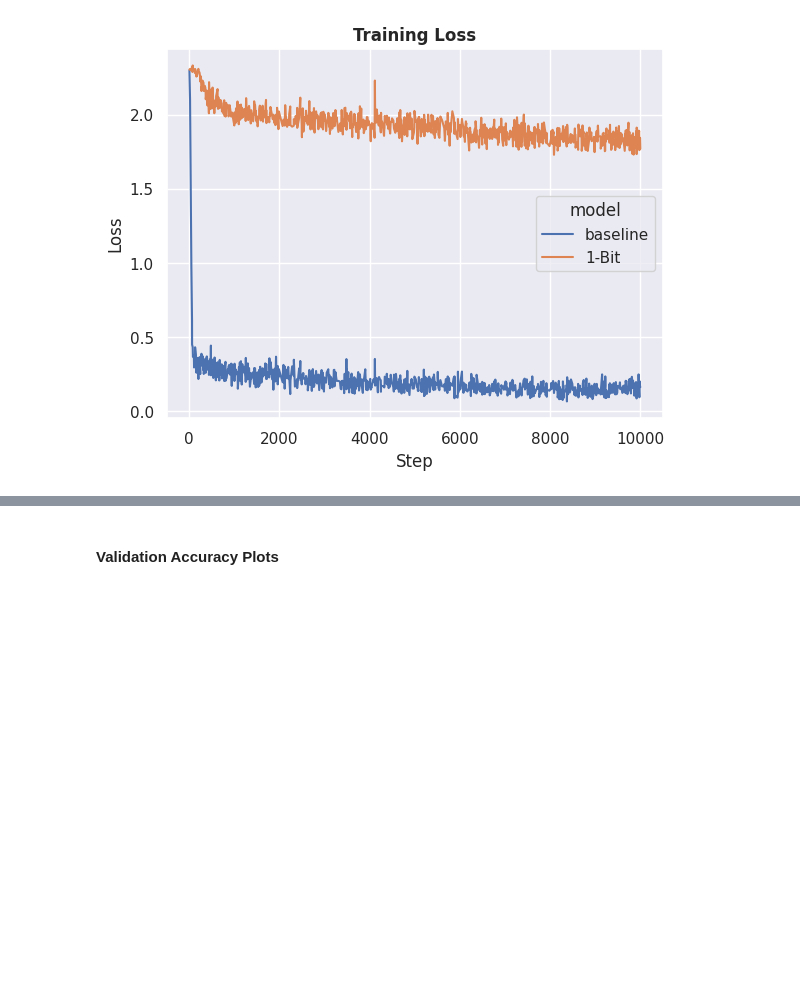
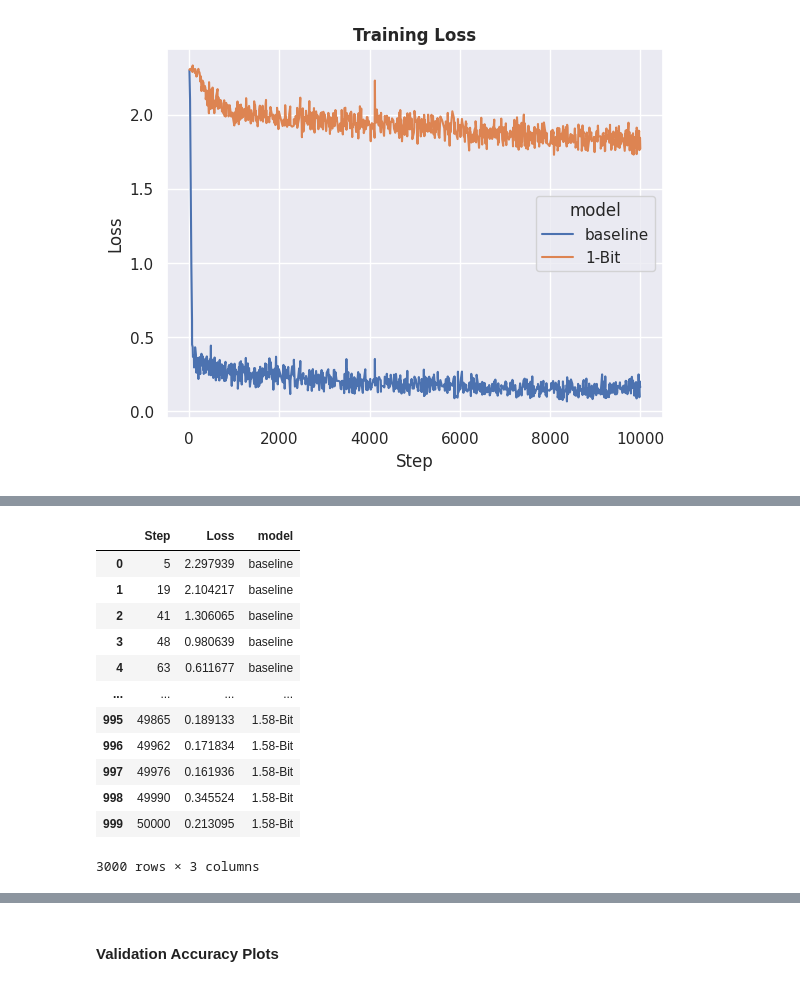
Before and after one commit to Vincent-La/ViT-CMSC472, a Jupyter notebook: plots.ipynb, the cells around one changed output, grey strips where cells are left out. Drawn from its saved outputs; the diff is of its cells as text; code cells hidden in the pictures; blank space fills up the shorter version.

```diff
--- a/plots.ipynb
+++ b/plots.ipynb
@@ -57,0 +66,17 @@ df_config2loss.head()
+# %%
+df_loss = pd.concat([df_baselineloss, df_config2loss, df_config3loss])
+df_loss
+# %% [output]
+|  | Step | Loss | model |
+| 0 | 5 | 2.297939 | baseline |
+| 1 | 19 | 2.104217 | baseline |
+| 2 | 41 | 1.306065 | baseline |
+| 3 | 48 | 0.980639 | baseline |
+| 4 | 63 | 0.611677 | baseline |
+| ... | ... | ... | ... |
+| 995 | 49865 | 0.189133 | 1.58-Bit |
+| 996 | 49962 | 0.171834 | 1.58-Bit |
+| 997 | 49976 | 0.161936 | 1.58-Bit |
+| 998 | 49990 | 0.345524 | 1.58-Bit |
+| 999 | 50000 | 0.213095 | 1.58-Bit |
+3000 rows × 3 columns
```
Also changed, not shown: parts of 8 cells of this notebook, 2 other files.
